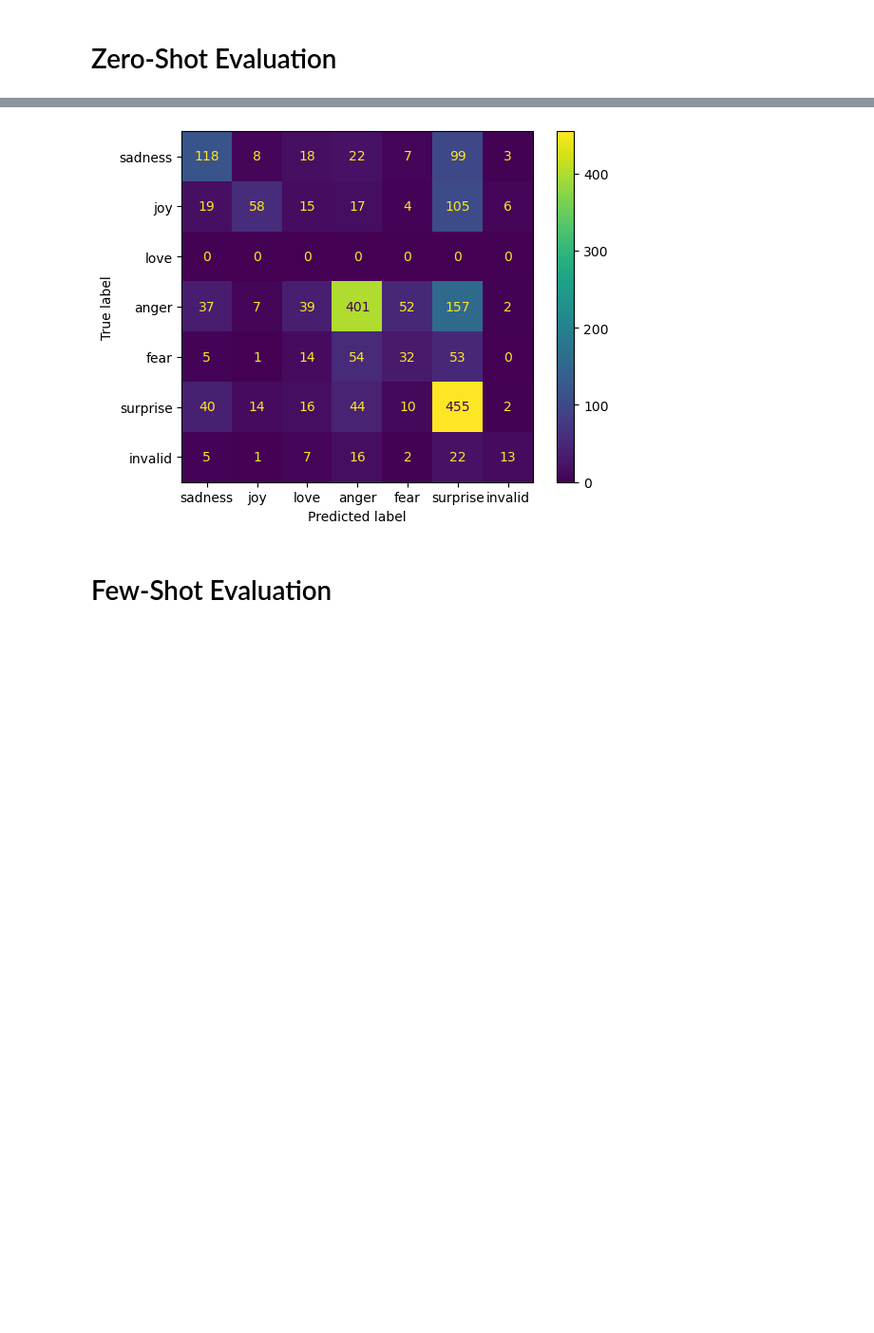
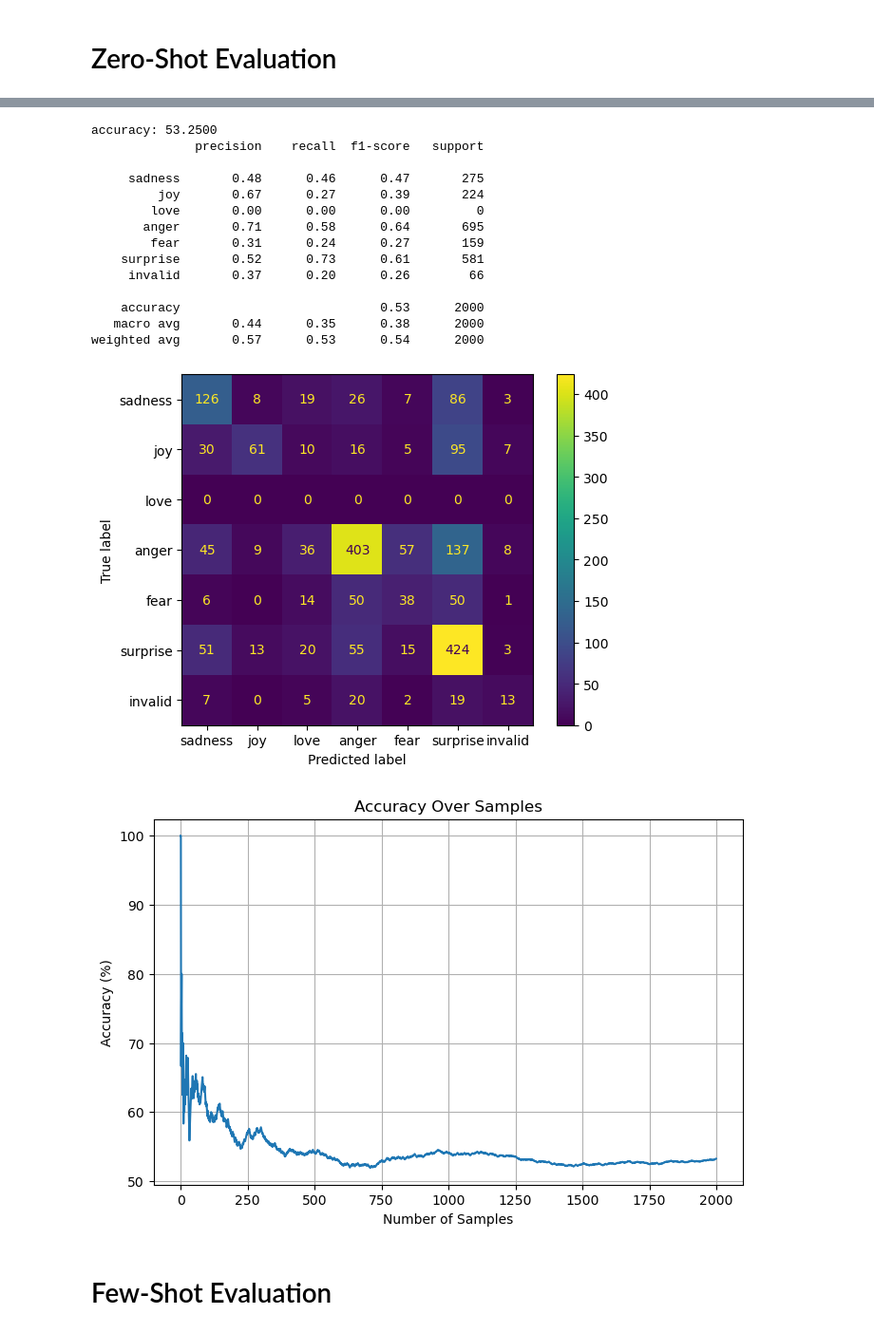
Before and after one commit to echung32/ics661-final-project, a Jupyter notebook: llama/661-LLAMA-CARER.ipynb, the cells around one changed output, grey strips where cells are left out. Shown at 95% size. Cells and saved outputs as stored; diff of their text form; code cells hidden in the pictures; blank space fills up the shorter version.

Commit message:
add llama carer runs w/ other reports + fix cot prompts

```diff
--- a/llama/661-LLAMA-CARER.ipynb
+++ b/llama/661-LLAMA-CARER.ipynb
@@ -122,7 +124,7 @@ label_map = {
 }
 
 def map_labels(data):
-  data["emotion"] = label_map[data["label"]]
+  data["label_human"] = label_map[data["label"]]
   return data
 
 train_set = train_set.map(map_labels)
@@ -220,7 +222,7 @@ def zero_shot(content: str, examples = None):
 
     messages = [
         SystemMessage(
-            content=f"Your goal is to read a sentence and classify its emotion into one of the following categories: {', '.join(label_map.values())}.\n\n"
+            content=f"Your goal is to read a sentence and classify its sentiment into one of the following categories: {', '.join(label_map.values())}.\n\n"
                     f"Now classify the following sentence. The output MUST follow this format:\n"
                     f"Sentiment: [Classification]"
         ),
@@ -235,7 +237,7 @@ def zero_shot(content: str, examples = None):
 def few_shot(content: str, examples: str):
     messages = [
         SystemMessage(
-            content=f"Your goal is to read a sentence and classify its emotion into one of the following categories: {', '.join(label_map.values())}.\n\n"
+            content=f"Your goal is to read a sentence and classify its sentiment into one of the following categories: {', '.join(label_map.values())}.\n\n"
                     f"Here are some examples:\n{examples}\n\n"
                     f"Now classify the following sentence. The output MUST follow this format:\n"
                     f"Sentiment: [Classification]"
@@ -278,7 +280,7 @@ def evaluate_model(dataset, fn, examples):
     t0 = time()
     predictions = []
 
-    for idx, (sentence, true_label) in enumerate(zip(dataset["text"], dataset["emotion"]), 1):
+    for idx, (sentence, true_label) in enumerate(zip(dataset["text"], dataset["label_human"]), 1):
         prediction = fn(sentence, examples)
         sentiment = parse_sentiment(prediction)
 
@@ -290,12 +292,42 @@ def evaluate_model(dataset, fn, examples):
 
     return predictions
 
+def create_reports(dataset, predictions):
+    calc_accuracy(dataset, predictions)
+    class_report(dataset, predictions)
+    conf_matrix(dataset, predictions)
+    acc_graph(dataset, predictions)
+
+def calc_accuracy(dataset, predictions):
+    true_labels = dataset["label_human"]
+    accuracy = sum([1 if p == t else 0 for p, t in zip(predictions, true_labels)]) / len(true_labels) * 100
+    print(f"accuracy: {accuracy:.4f}")
+
+def class_report(dataset, predictions):
+    true_labels = dataset["label_human"]
+    print(classification_report(
+            true_labels,
+            predictions,
+            target_names=list(label_map.values()) + ["invalid"],
+            zero_division=0))
+
 def conf_matrix(dataset, predictions):
-    cm = confusion_matrix(dataset["emotion"], predictions)
-    # "invalid" is added to classify when LLM's response had an issue.
+    true_labels = dataset["label_human"]
+    cm = confusion_matrix(true_labels, predictions)
     disp = ConfusionMatrixDisplay(confusion_matrix=cm, display_labels=list(label_map.values()) + ["invalid"])
     disp.plot()
     plt.show()
+
+def acc_graph(dataset, predictions):
+    true_labels = dataset["label_human"]
+    accuracies = np.cumsum(np.array(true_labels) == np.array(predictions)) / np.arange(1, len(true_labels) + 1)
+    plt.figure(figsize=(8, 5))
+    plt.plot(accuracies * 100)
+    plt.title("Accuracy Over Samples")
+    plt.xlabel("Number of Samples")
+    plt.ylabel("Accuracy (%)")
+    plt.grid()
+    plt.show()
 # %% [markdown]
 # Zero-Shot Prompting Preview
 # %%
@@ -402,7 +435,22 @@ Processed 2000/2000 examples, Time: 829.420
 # %%
-conf_matrix(test_set, zero_shot_results)
+create_reports(test_set, zero_shot_results)
 # %% [output]
+accuracy: 53.2500
+              precision    recall  f1-score   support
+
+     sadness       0.48      0.46      0.47       275
+         joy       0.67      0.27      0.39       224
+        love       0.00      0.00      0.00         0
+       anger       0.71      0.58      0.64       695
+        fear       0.31      0.24      0.27       159
+    surprise       0.52      0.73      0.61       581
+     invalid       0.37      0.20      0.26        66
+
+    accuracy                           0.53      2000
+   macro avg       0.44      0.35      0.38      2000
+weighted avg       0.57      0.53      0.54      2000
-[figure, old version]
+[figure, new version]
+[figure, added]
 # %% [markdown]
 # Few-Shot Evaluation
 # %%
```
Also changed, not shown: parts of 14 cells of this notebook, 2 other files.
